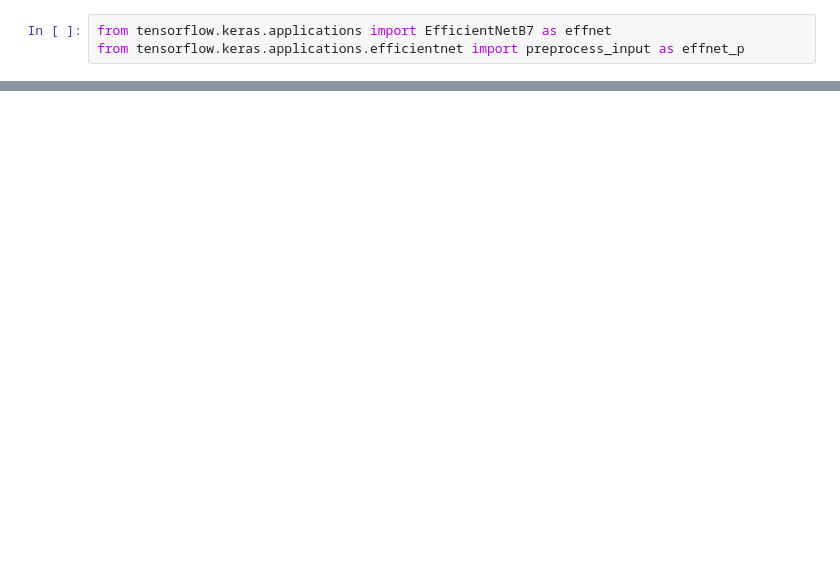
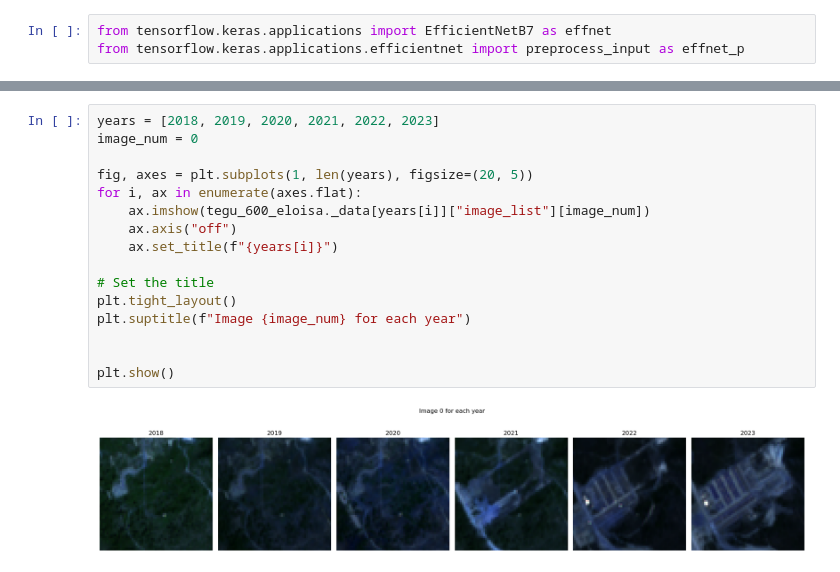
Before and after one commit to JuanesLamilla/TemporalClusterNet, a Jupyter notebook: load_and_save.ipynb, the cells around one changed output, grey strips where cells are left out. Drawn from its saved outputs; the diff is of its cells as text; blank space fills up the shorter version.

```diff
--- a/load_and_save.ipynb
+++ b/load_and_save.ipynb
@@ -108,0 +127,18 @@ for year in tqdm(years):
+# %%
+years = [2018, 2019, 2020, 2021, 2022, 2023]
+image_num = 0
+
+fig, axes = plt.subplots(1, len(years), figsize=(20, 5))
+for i, ax in enumerate(axes.flat):
+    ax.imshow(tegu_600_eloisa._data[years[i]]["image_list"][image_num])
+    ax.axis("off")
+    ax.set_title(f"{years[i]}")
+
+# Set the title
+plt.tight_layout()
+plt.suptitle(f"Image {image_num} for each year")
+
+
+plt.show()
+# %% [output]
+[figure, added]
```
Also changed, not shown: parts of 5 cells of this notebook, 2 other files.
